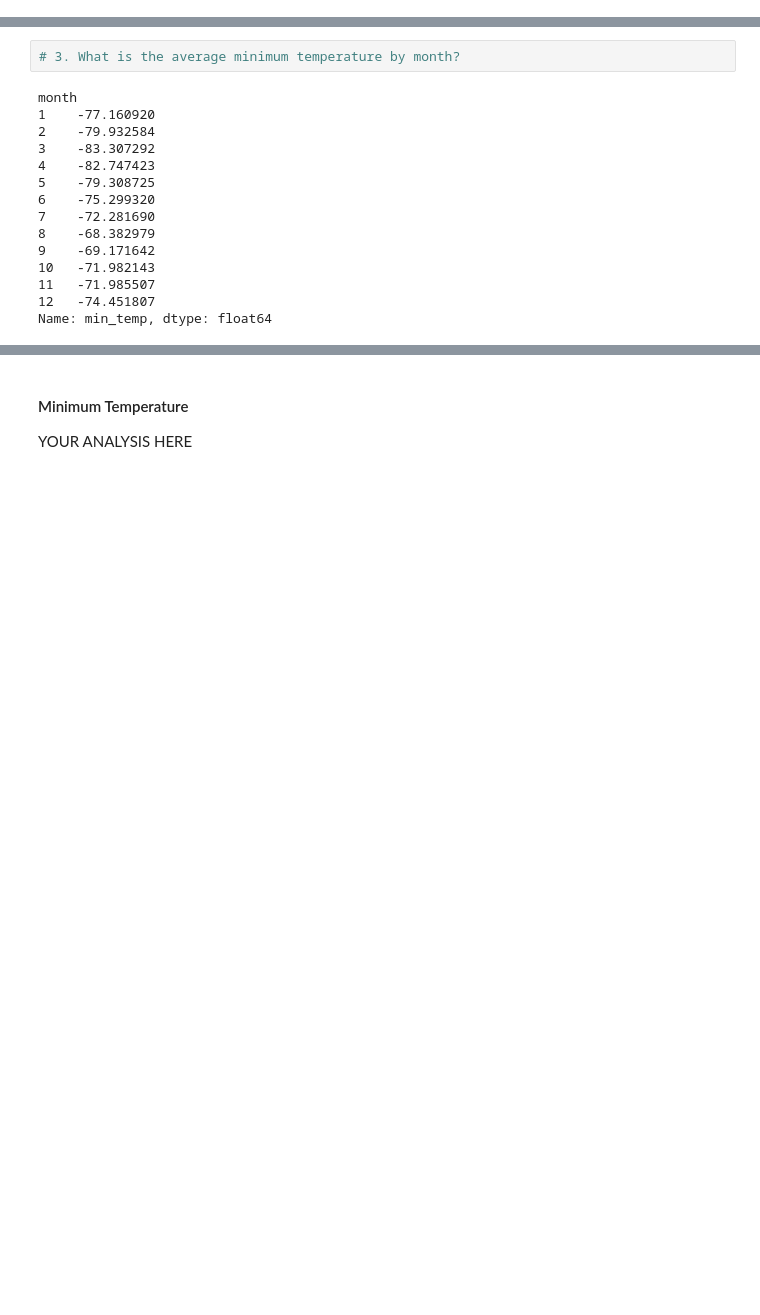
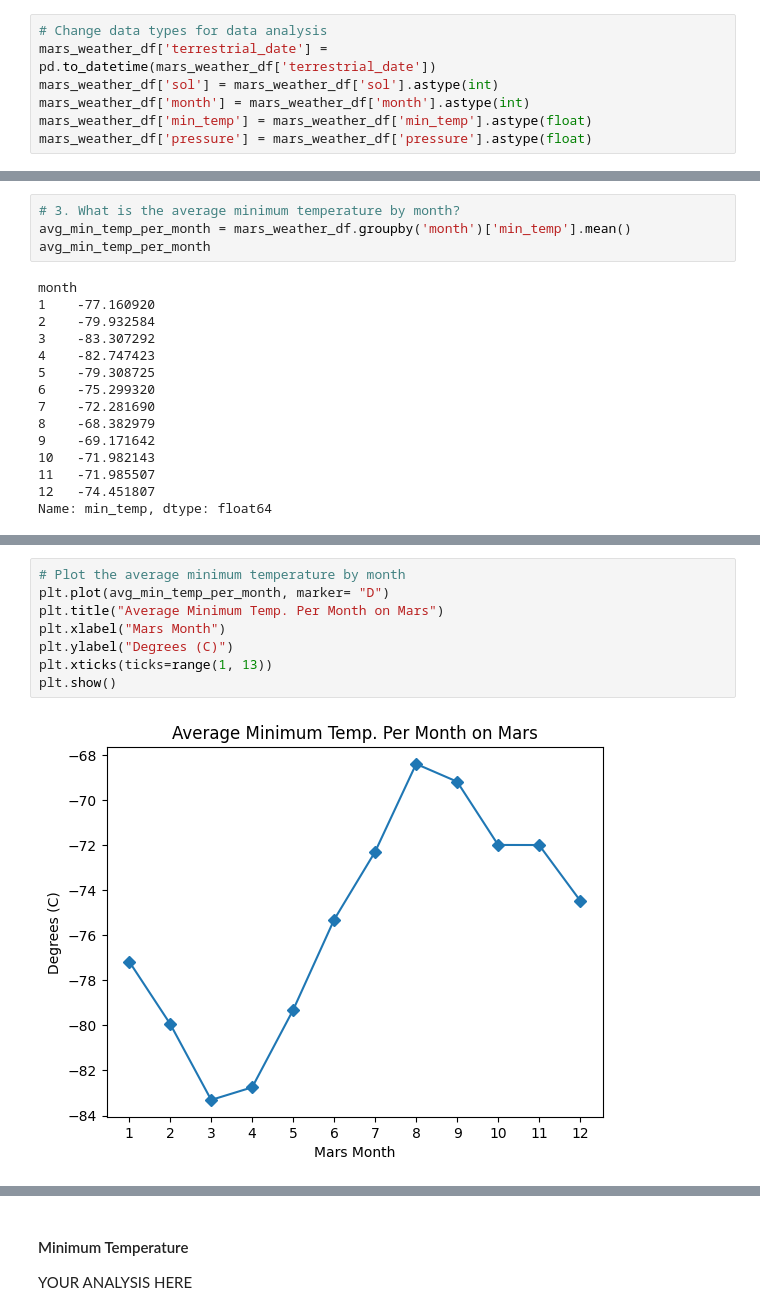
Before and after one commit to realmattimatt/mars-news-and-weather-analysis, a Jupyter notebook: Resources/Starter_Code/part_2_mars_weather.ipynb, the cells around one changed output, grey strips where cells are left out. Drawn from its saved outputs; the diff is of its cells as text; blank space fills up the shorter version.

```diff
--- a/Resources/Starter_Code/part_2_mars_weather.ipynb
+++ b/Resources/Starter_Code/part_2_mars_weather.ipynb
@@ -81,2 +103,9 @@ dtype: object
+# %%
+# Change data types for data analysis
+mars_weather_df['terrestrial_date'] = pd.to_datetime(mars_weather_df['terrestrial_date'])
+mars_weather_df['sol'] = mars_weather_df['sol'].astype(int)
+mars_weather_df['month'] = mars_weather_df['month'].astype(int)
+mars_weather_df['min_temp'] = mars_weather_df['min_temp'].astype(float)
+mars_weather_df['pressure'] = mars_weather_df['pressure'].astype(float)
 # %%
 # Confirm type changes were successful by examining data types again
@@ -115,6 +149,8 @@ Analyze your dataset by using Pandas functions to answer the following questions
 1867
 # %%
 # 3. What is the average minimum temperature by month?
+avg_min_temp_per_month = mars_weather_df.groupby('month')['min_temp'].mean()
+avg_min_temp_per_month
 # %% [output]
 month
 1    -77.160920
@@ -136,0 +169,10 @@ Name: min_temp, dtype: float64
+# %%
+# Plot the average minimum temperature by month
+plt.plot(avg_min_temp_per_month, marker= "D")
+plt.title("Average Minimum Temp. Per Month on Mars")
+plt.xlabel("Mars Month")
+plt.ylabel("Degrees (C)")
+plt.xticks(ticks=range(1, 13))
+plt.show()
+# %% [output]
+[figure, added]
```
Also changed, not shown: parts of 21 cells of this notebook.
